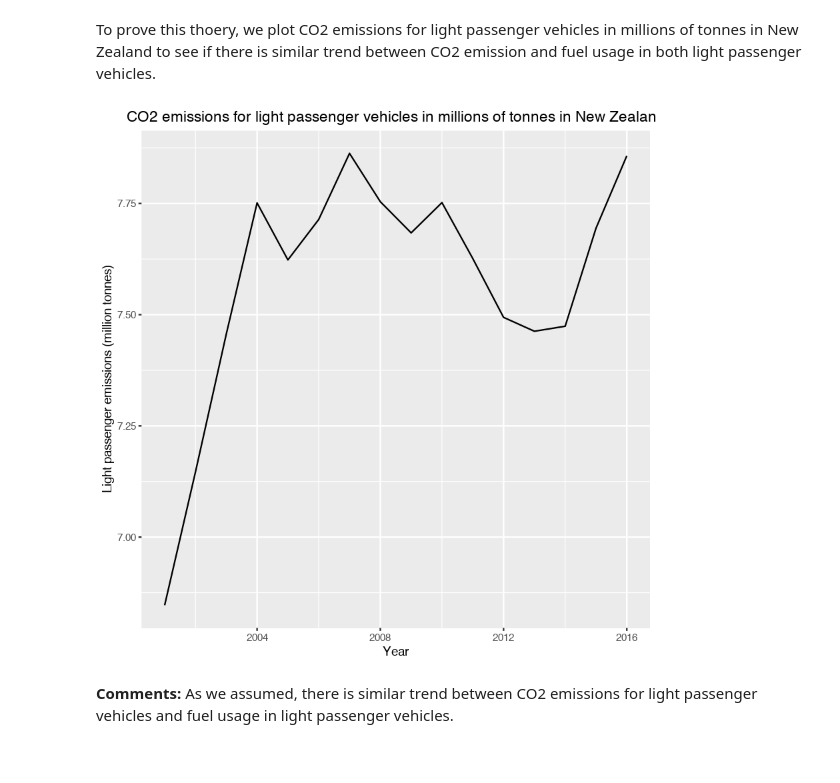
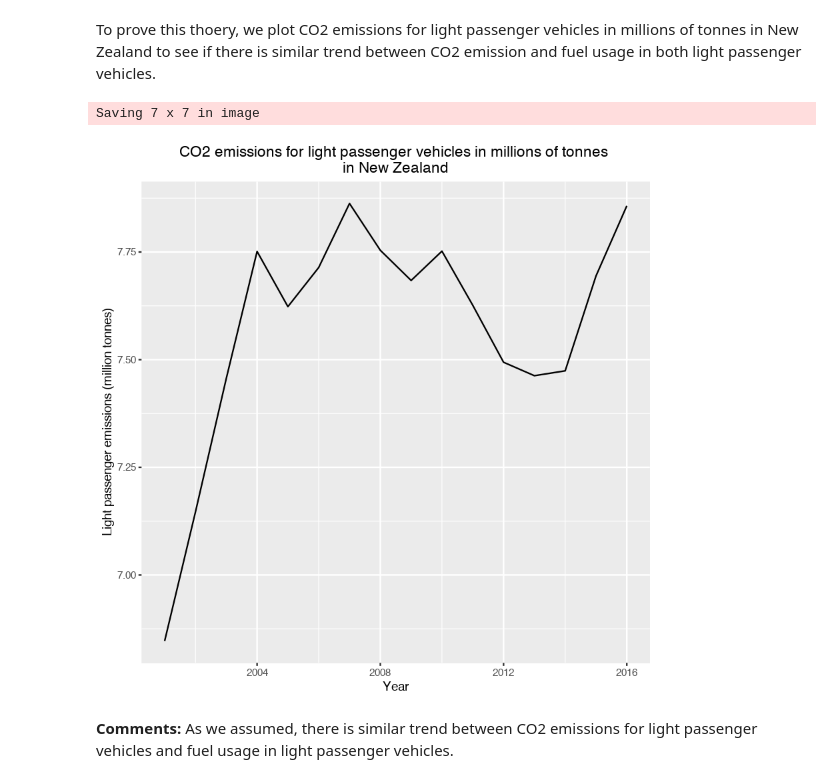
Before and after one commit to william-patt/DATA201-Group-project, a Jupyter notebook: Group_Project_part1.ipynb, the cells around one changed output. Cells and saved outputs as stored; diff of their text form; code cells hidden in the pictures.

```diff
--- a/Group_Project_part1.ipynb
+++ b/Group_Project_part1.ipynb
@@ -642,12 +663,16 @@ To prove this thoery, we plot CO2 emissions for light passenger vehicles in mill
 # %%
 fuelCO2pop %>%
   ggplot(aes(x = Year, y = Light_passenger_emission)) + geom_line()+
-  ggtitle("CO2 emissions for light passenger vehicles in millions of tonnes in New Zealand") +
+  ggtitle("CO2 emissions for light passenger vehicles in millions of tonnes
+in New Zealand") +
   theme(plot.title = element_text(hjust = 0.5))+
   xlab("Year") +
   ylab("Light passenger emissions (million tonnes)")
+
+ggsave("figure2.3.png")
 # %% [output]
+Saving 7 x 7 in image
-[figure, old version]
+[figure, new version]
 # %% [markdown]
 **Comments:**
 As we assumed, there is similar trend between CO2 emissions for light passenger vehicles and fuel usage in light passenger vehicles.
```
Also changed, not shown: parts of 20 cells of this notebook.
